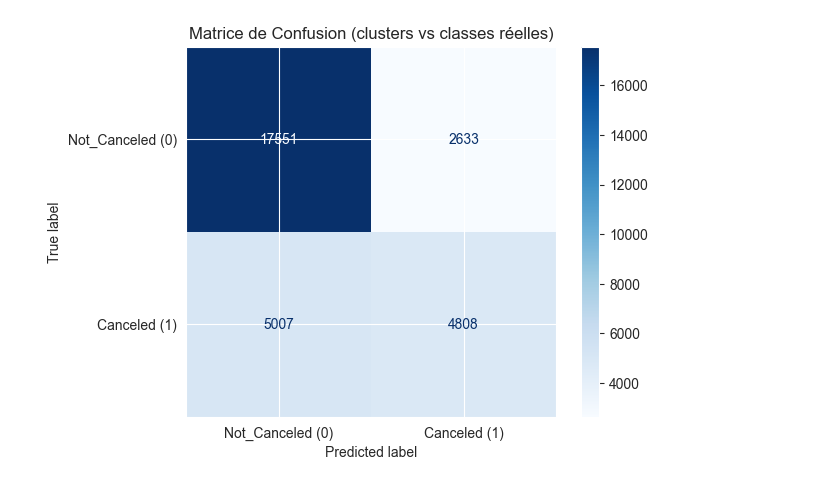
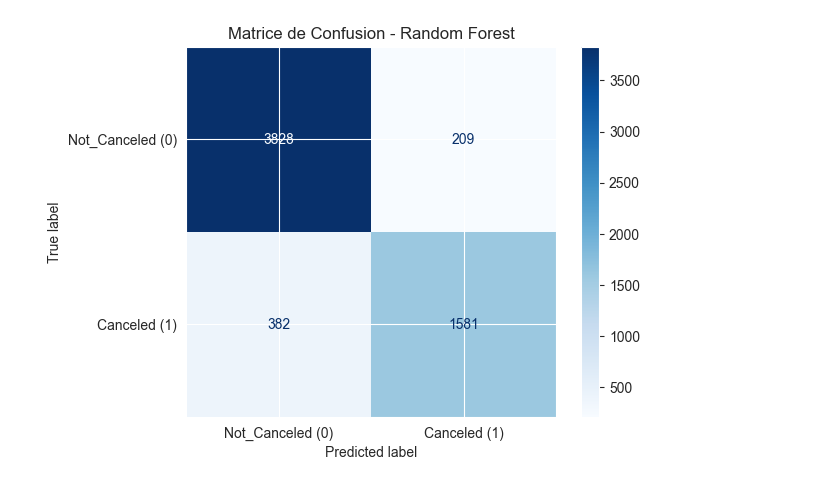
Before and after one commit to Yonni-G/IA-avec-Python---TP-de-Synth-se, a Jupyter notebook: GUERRAULT_Yonni.ipynb, the cells around one changed output. Cells and saved outputs as stored; diff of their text form; code cells hidden in the pictures.

```diff
--- a/GUERRAULT_Yonni.ipynb
+++ b/GUERRAULT_Yonni.ipynb
@@ -2,77 +2,83 @@
 import numpy as np
 import pandas as pd
 import matplotlib.pyplot as plt
-import seaborn as sn
+import seaborn as sns
 
+from sklearn.preprocessing import StandardScaler
+from sklearn.model_selection import train_test_split
+from sklearn.ensemble import RandomForestClassifier
+from sklearn.metrics import confusion_matrix, ConfusionMatrixDisplay, accuracy_score
 from sklearn.preprocessing import normalize
-from sklearn.cluster import KMeans, AgglomerativeClustering, DBSCAN, SpectralClustering, AffinityPropagation, OPTICS, Birch
-from sklearn.metrics import confusion_matrix, ConfusionMatrixDisplay, silhouette_score
 
 import os
 os.environ['OMP_NUM_THREADS'] = '4'
 
+# Chargement des données
 data = pd.read_csv("Hotel Reservations.txt")
-#data.info()
-#data.describe()
 
+# Préparation des features (X)
 X = data.drop(['Booking_ID', 'booking_status'], axis=1)
 
-# 'type_of_meal_plan', 'room_type_reserved', 'market_segment_type'
-classes_Meal_Plan = X['type_of_meal_plan'].map({
+# Encodage des variables catégorielles
+X['type_of_meal_plan'] = X['type_of_meal_plan'].map({
     'Meal Plan 1': 0,
     'Meal Plan 2': 1,
-    'Not Selected' : 2
+    'Not Selected': 2
 }).fillna(2).astype(int)
 
-classes_Room_Type = X['room_type_reserved'].map({
+X['room_type_reserved'] = X['room_type_reserved'].map({
     'Room_Type 1': 0,
     'Room_Type 2': 1,
     'Room_Type 3': 2,
     'Room_Type 4': 3,
     'Room_Type 5': 4,
     'Room_Type 6': 5
-}).fillna(-1).astype(int)  # ou .dropna() si tu veux exclure les valeurs inattendues
+}).fillna(-1).astype(int)
 
-classes_Market_Segment = X['market_segment_type'].map({
+X['market_segment_type'] = X['market_segment_type'].map({
     'Offline': 0,
     'Online': 1,
     'Corporate': 2,
     'Aviation': 3,
     'Complementary': 4
-}).fillna(-1).astype(int)  # pour gérer les valeurs manquantes ou inattendues
+}).fillna(-1).astype(int)
 
-X['type_of_meal_plan'] = classes_Meal_Plan
-X['room_type_reserved'] = classes_Room_Type
-X['market_segment_type'] = classes_Market_Segment
+# Préparation de la cible (y)
+y = data['booking_status'].map({
+    'Not_Canceled': 0,
+    'Canceled': 1
+}).astype(int)
 
-X_normalized = normalize(X, norm='l2')  # Chaque ligne a une norme L2 = 1
+# Séparation train/test (80% train, 20% test)
+X_train, X_test, y_train, y_test = train_test_split(X, y, test_size=0.2, random_state=42, stratify=y)
 
-# On prépare y
+# Standardisation des données (important pour certains modèles)
+scaler = StandardScaler()
+X_train_scaled = scaler.fit_transform(X_train)
+X_test_scaled = scaler.transform(X_test)
 
-y = data['booking_status']
-classes_binaires = [0 if c == 'Not_Canceled' else 1 for c in y]
-y = classes_binaires
-#print(y)
+# Modèle Random Forest supervisé
+rf = RandomForestClassifier(random_state=42)
+rf.fit(X_train_scaled, y_train)
 
-km = KMeans(n_clusters=2, n_init='auto')
-km.fit(X_normalized)
-clusters = km.predict(X_normalized)
+# Prédictions sur le test
+y_pred = rf.predict(X_test_scaled)
 
-cm = confusion_matrix(y, clusters)
+# Accuracy
+acc = accuracy_score(y_test, y_pred)
+print(f"Accuracy sur le jeu test : {acc:.4f}")
 
-# Vérifie si inversion nécessaire pour aligner cluster 0 avec classe 0
-# (exemple simple : si la diagonale 0,0 est plus petite que la diagonale 0,1)
-if cm[0, 0] + cm[1, 1] < cm[0, 1] + cm[1, 0]:
-    # Inverse les labels des clusters
-    clusters = 1 - clusters
-    cm = confusion_matrix(y, clusters)
+# Matrice de confusion
+cm = confusion_matrix(y_test, y_pred)
+disp = ConfusionMatrixDisplay(confusion_matrix=cm, display_labels=['Not_Canceled (0)', 'Canceled (1)'])
+disp.plot(cmap=plt.cm.Blues)
+plt.title("Matrice de Confusion - Random Forest")
+plt.show()
 
-disp = ConfusionMatrixDisplay(
-    confusion_matrix=cm,
-    display_labels=['Not_Canceled (0)', 'Canceled (1)']
-)
-
-disp.plot(cmap=plt.cm.Blues)
-plt.title("Matrice de Confusion (clusters vs classes réelles)")
+# Matrice de corrélation (features numériques seulement)
+plt.figure(figsize=(12, 10))
+corr_matrix = X.corr()
+sns.heatmap(corr_matrix, annot=True, cmap='coolwarm', fmt=".2f")
+plt.title("Matrice de corrélation des variables")
 plt.show()
 # %% [output]
@@ -96 +86 @@ plt.show()
-[figure, old version]
+[figure, new version]
```
Also changed, not shown: parts of 5 cells of this notebook, 1 other file.
